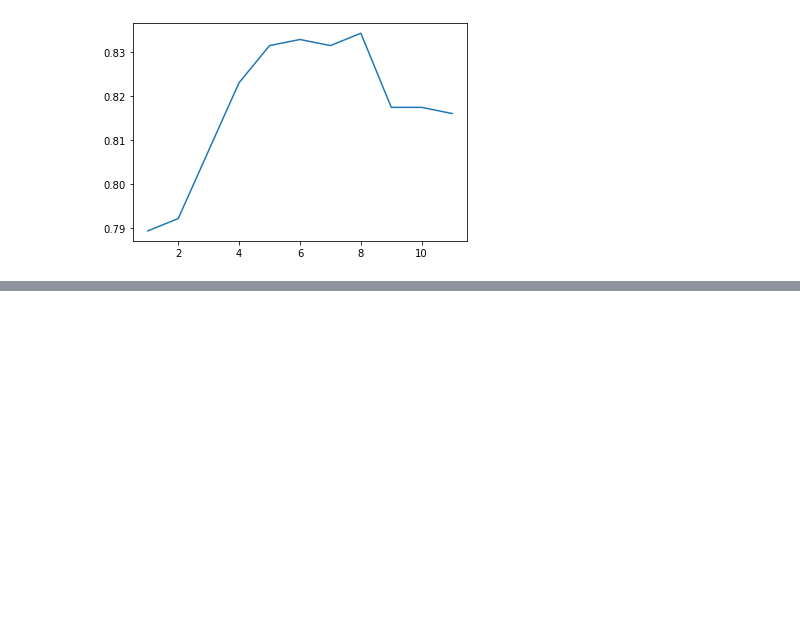
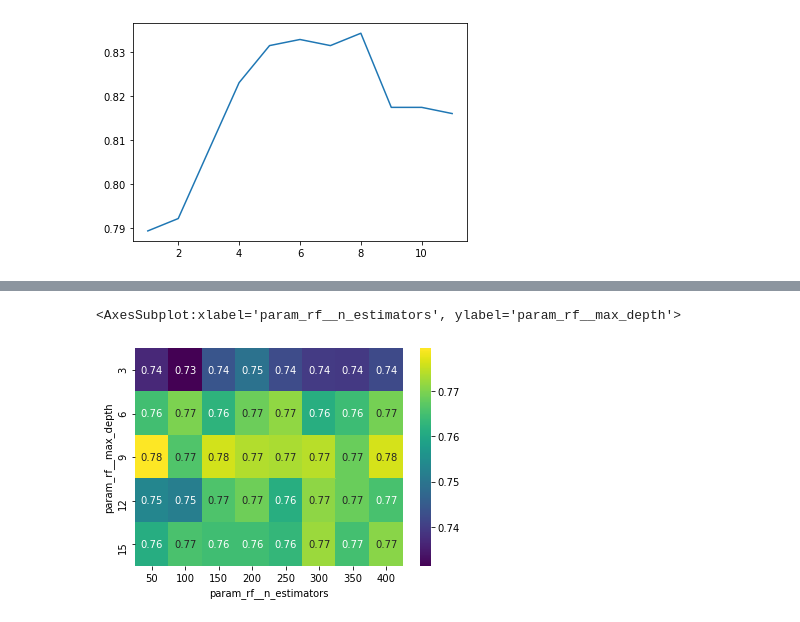
Before and after one commit to joshfuchs/DataScience_projects, a Jupyter notebook: titanic.ipynb, the cells around one changed output, grey strips where cells are left out. Cells and saved outputs as stored; diff of their text form; code cells hidden in the pictures; blank space fills up the shorter version.

Commit message:
grid search

```diff
--- a/titanic.ipynb
+++ b/titanic.ipynb
@@ -355,7 +356,7 @@ model = RandomForestClassifier(n_estimators=350, max_depth=8, random_state=1)
 # %%
 # bundle preprocessing and moedling code in a pipeline
 my_pipeline = Pipeline(steps=[('preprocessor', preprocessor),
-                             ('model', model)])
+                             ('model', RandomForestClassifier())])
 
 # preprocessing of training data, fit mode
 my_pipeline.fit(X_train, y_train)
@@ -392,3 +393,21 @@ plt.plot(list(results.keys()), list(results.values()))
 plt.show()
 # %% [output]
 [figure]
+# %%
+# try using a grid search
+
+# define the pipeline
+my_pipeline = Pipeline(steps=[('preprocessor', preprocessor),
+                             ('rf', RandomForestClassifier())])
+
+# define the parameters
+parameters = {'rf__n_estimators':[50,100, 150, 200, 250, 300, 350, 400],
+             'rf__max_depth':[3,6,9,12,15]}
+
+grid_pipeline = GridSearchCV(my_pipeline, parameters,scoring='f1')
+#print(grid_pipeline.get_params().keys())
+
+grid_pipeline.fit(X_train, y_train)
+
+print(grid_pipeline.best_params_)
+#print(grid_pipeline.cv_results_)
@@ -394,0 +416,4 @@ plt.show()
+# %%
+grid_search_results = pd.DataFrame.from_dict(grid_pipeline.cv_results_)
+grid_search_results.head()
+#sns.heatmap(grid_search_results, annot = True)
@@ -394,0 +427,9 @@ plt.show()
+# %%
+heatmap_data = pd.pivot_table(grid_search_results, values='mean_test_score',
+                             index=['param_rf__max_depth'],
+                             columns='param_rf__n_estimators')
+
+sns.heatmap(heatmap_data, annot = True, cmap='viridis')
+# %% [output]
+<AxesSubplot:xlabel='param_rf__n_estimators', ylabel='param_rf__max_depth'>
+[figure, added]
```
Also changed, not shown: parts of 4 cells of this notebook.
